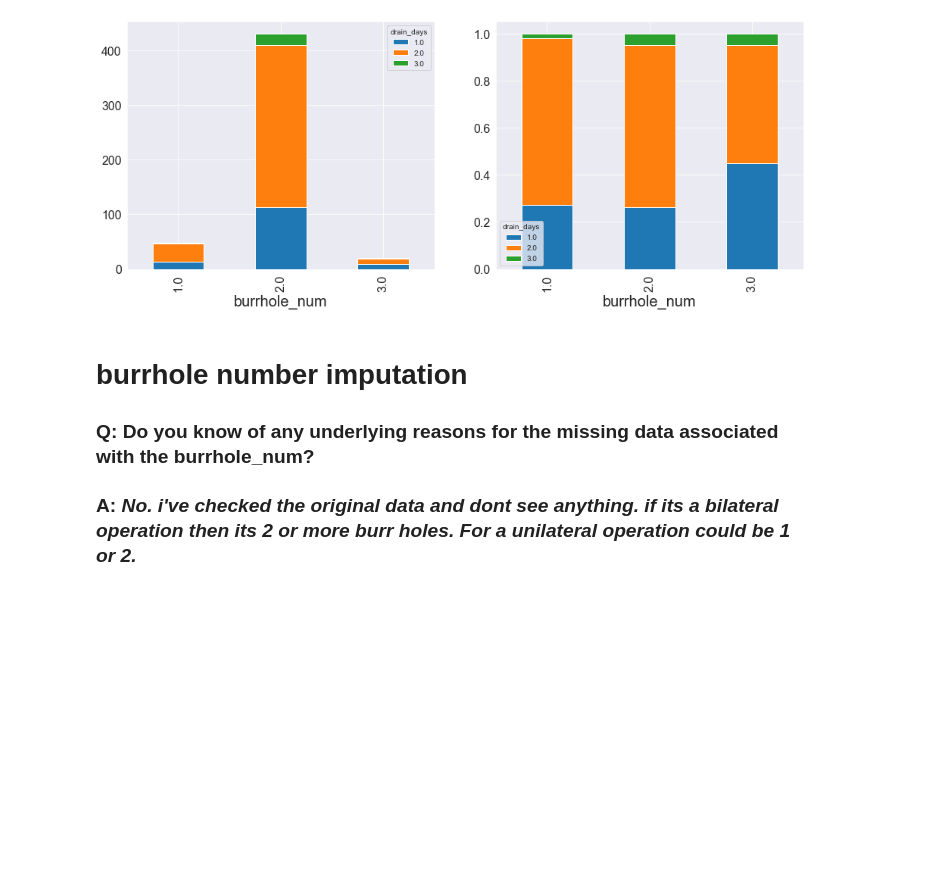
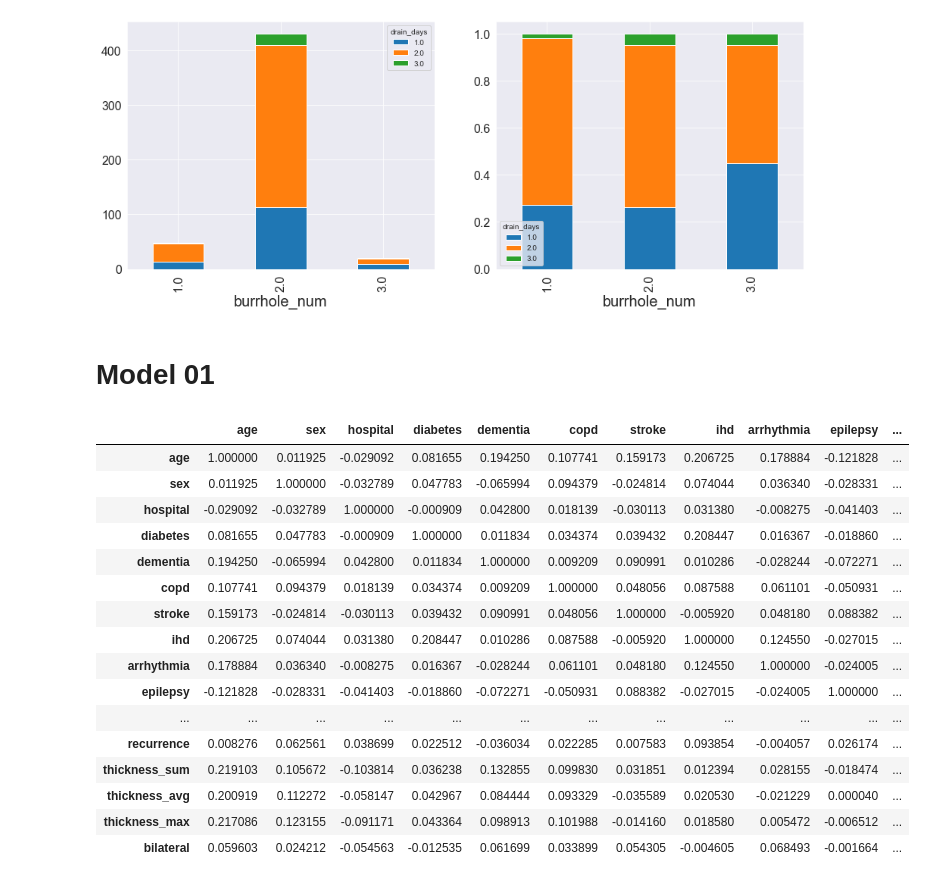
Before and after one commit to c-abbott/surviving-the-icu, a Jupyter notebook: notebooks/csdh_eda.ipynb, the cells around one changed output. Saved outputs shown, nothing was run; the diff lists cells and outputs as text; code cells hidden in the pictures; blank space fills up the shorter version.

Commit message:
created new bilateral var and correlation matrix

```diff
--- a/notebooks/csdh_eda.ipynb
+++ b/notebooks/csdh_eda.ipynb
@@ -207,3 +188,7 @@ csdh[['bedrest', 'drain']
+# %%
+# Make new bilateral binary variable
+csdh['bilateral'] = 0
+csdh.loc[mask_bi, 'bilateral'] = 1
 # %%
 csdh.keys()
 # %% [output]
@@ -642,7 +627,3 @@ plt.savefig('figs/days_burr')
 plt.show()
 # %% [output]
 [figure]
-# %% [markdown]
-# burrhole number imputation
-### Q: Do you know of any underlying reasons for the missing data associated with the burrhole_num?
-### A: *No. i've checked the original data and dont see anything. if its a bilateral operation then its 2 or more burr holes. For a unilateral operation could be 1 or 2.*
@@ -650,0 +630,2 @@ csdh.to_csv('../datasets/drain_data/csdh_clean.csv', index=False)
+# %% [markdown]
+# Model 01
@@ -650,0 +635,21 @@ csdh.to_csv('../datasets/drain_data/csdh_clean.csv', index=False)
+# %%
+corr = csdh.corr()
+corr.style.background_gradient(cmap='coolwarm')
+# %% [output]
+|  | age | sex | hospital | diabetes | dementia | copd | stroke | ihd | arrhythmia | epilepsy | ... |
+| age | 1.000000 | 0.011925 | -0.029092 | 0.081655 | 0.194250 | 0.107741 | 0.159173 | 0.206725 | 0.178884 | -0.121828 | ... |
+| sex | 0.011925 | 1.000000 | -0.032789 | 0.047783 | -0.065994 | 0.094379 | -0.024814 | 0.074044 | 0.036340 | -0.028331 | ... |
+| hospital | -0.029092 | -0.032789 | 1.000000 | -0.000909 | 0.042800 | 0.018139 | -0.030113 | 0.031380 | -0.008275 | -0.041403 | ... |
+| diabetes | 0.081655 | 0.047783 | -0.000909 | 1.000000 | 0.011834 | 0.034374 | 0.039432 | 0.208447 | 0.016367 | -0.018860 | ... |
+| dementia | 0.194250 | -0.065994 | 0.042800 | 0.011834 | 1.000000 | 0.009209 | 0.090991 | 0.010286 | -0.028244 | -0.072271 | ... |
+| copd | 0.107741 | 0.094379 | 0.018139 | 0.034374 | 0.009209 | 1.000000 | 0.048056 | 0.087588 | 0.061101 | -0.050931 | ... |
+| stroke | 0.159173 | -0.024814 | -0.030113 | 0.039432 | 0.090991 | 0.048056 | 1.000000 | -0.005920 | 0.048180 | 0.088382 | ... |
+| ihd | 0.206725 | 0.074044 | 0.031380 | 0.208447 | 0.010286 | 0.087588 | -0.005920 | 1.000000 | 0.124550 | -0.027015 | ... |
+| arrhythmia | 0.178884 | 0.036340 | -0.008275 | 0.016367 | -0.028244 | 0.061101 | 0.048180 | 0.124550 | 1.000000 | -0.024005 | ... |
+| epilepsy | -0.121828 | -0.028331 | -0.041403 | -0.018860 | -0.072271 | -0.050931 | 0.088382 | -0.027015 | -0.024005 | 1.000000 | ... |
+| ... | ... | ... | ... | ... | ... | ... | ... | ... | ... | ... | ... |
+| recurrence | 0.008276 | 0.062561 | 0.038699 | 0.022512 | -0.036034 | 0.022285 | 0.007583 | 0.093854 | -0.004057 | 0.026174 | ... |
+| thickness_sum | 0.219103 | 0.105672 | -0.103814 | 0.036238 | 0.132855 | 0.099830 | 0.031851 | 0.012394 | 0.028155 | -0.018474 | ... |
+| thickness_avg | 0.200919 | 0.112272 | -0.058147 | 0.042967 | 0.084444 | 0.093329 | -0.035589 | 0.020530 | -0.021229 | 0.000040 | ... |
+| thickness_max | 0.217086 | 0.123155 | -0.091171 | 0.043364 | 0.098913 | 0.101988 | -0.014160 | 0.018580 | 0.005472 | -0.006512 | ... |
+| bilateral | 0.059603 | 0.024212 | -0.054563 | -0.012535 | 0.061699 | 0.033899 | 0.054305 | -0.004605 | 0.068493 | -0.001664 | ... |
```
Also changed, not shown: parts of 25 cells of this notebook.
